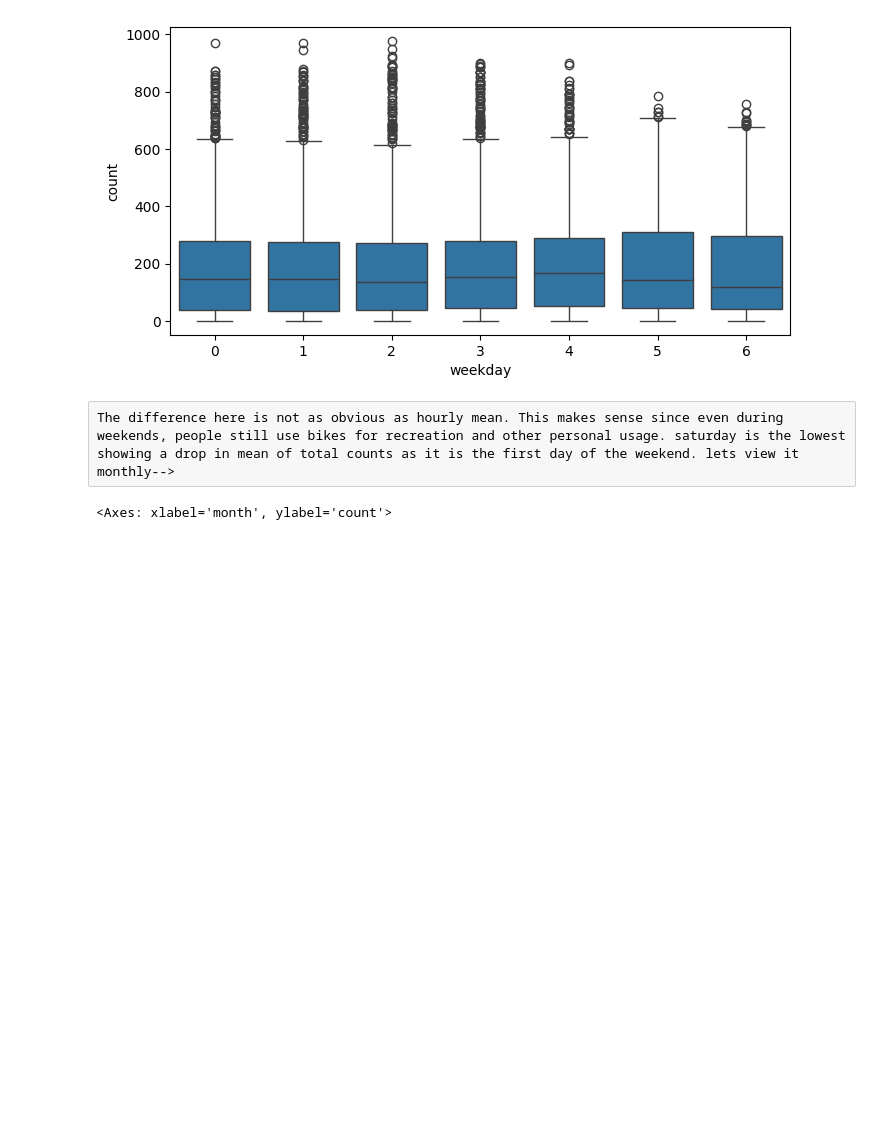
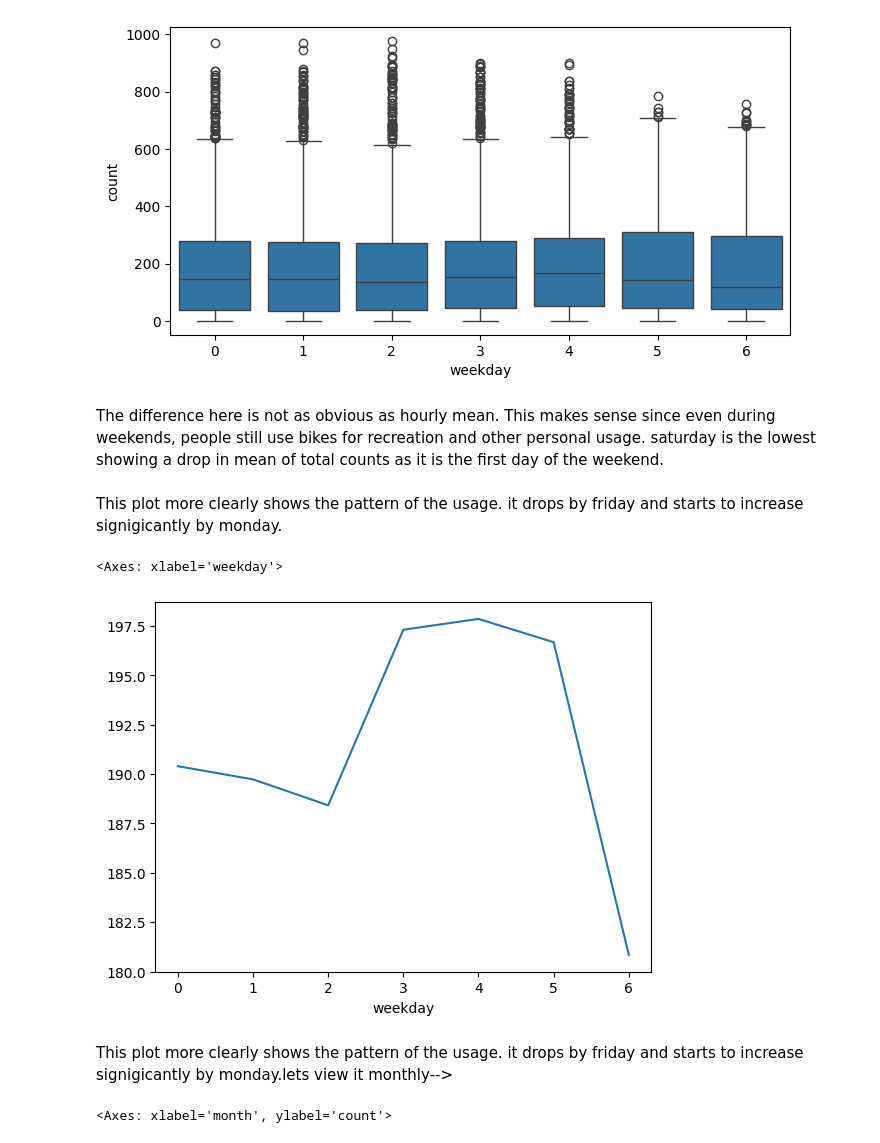
Before and after one commit to Mainasaid/Bike-demand-prediction, a Jupyter notebook: project.ipynb, the cells around one changed output. Drawn from its saved outputs; the diff is of its cells as text; code cells hidden in the pictures; blank space fills up the shorter version.

```diff
--- a/project.ipynb
+++ b/project.ipynb
@@ -174,8 +174,17 @@ sns.boxplot(data=train_df, x='weekday', y='count')
 # %% [output]
 <Axes: xlabel='weekday', ylabel='count'>
 [figure]
-# %% [raw]
-The difference here is not as obvious as hourly mean. This makes sense since even during weekends, people still use bikes for recreation and other personal usage. saturday is the lowest showing a drop in mean of total counts as it is the first day of the weekend. lets view it monthly-->
+# %% [markdown]
+The difference here is not as obvious as hourly mean. This makes sense since even during weekends, people still use bikes for recreation and other personal usage. saturday is the lowest showing a drop in mean of total counts as it is the first day of the weekend.
+# %% [markdown]
+This plot more clearly shows the pattern of the usage. it drops by friday and starts to increase signigicantly by monday.
+# %%
+train_df.groupby('weekday').mean()['count'].plot()
+# %% [output]
+<Axes: xlabel='weekday'>
+[figure, added]
+# %% [markdown]
+This plot more clearly shows the pattern of the usage. it drops by friday and starts to increase signigicantly by monday.lets view it monthly-->
 # %%
 plt.figure(figsize=(10,6))
 sns.boxplot(data=train_df, x='month', y='count')
```
Also changed, not shown: parts of 38 cells of this notebook.
